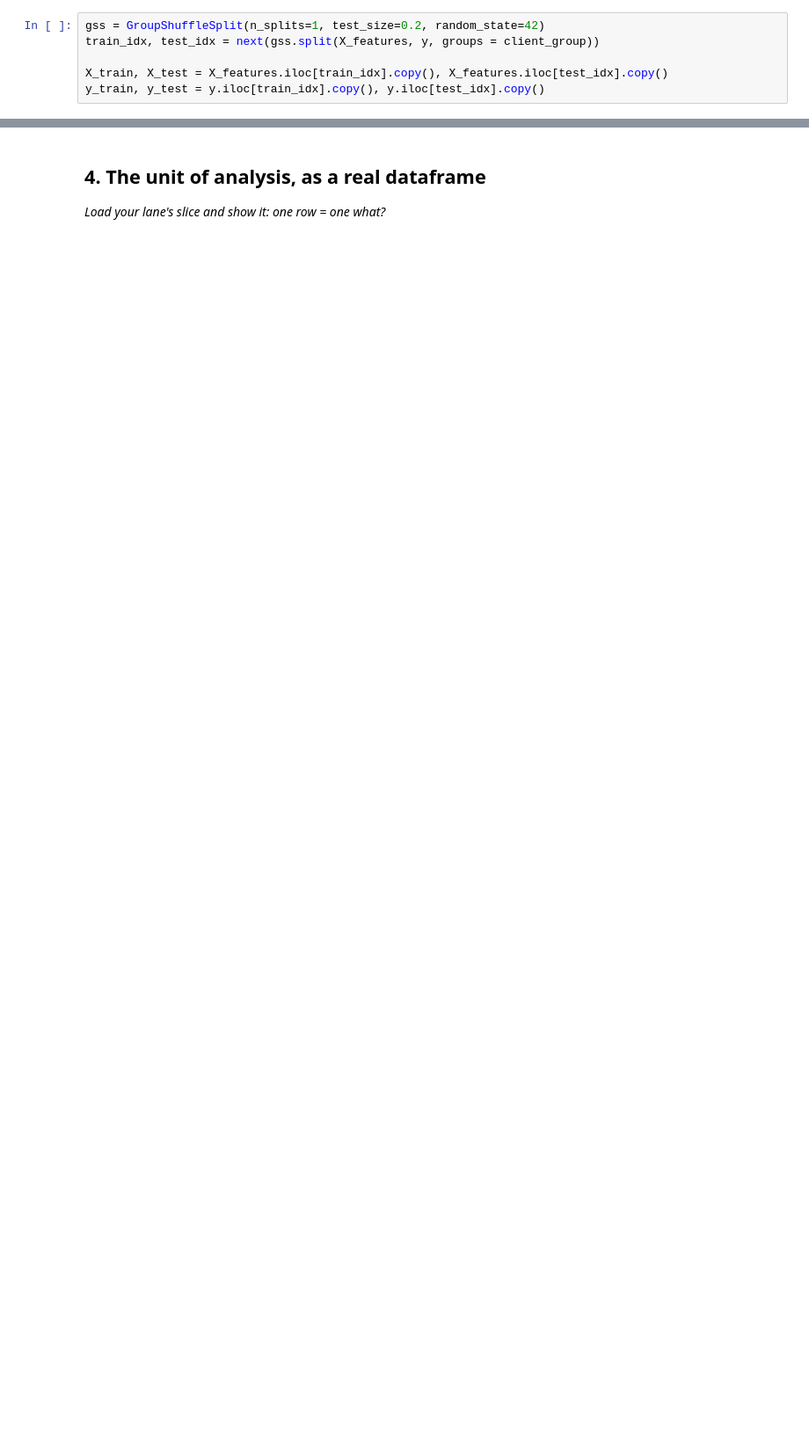
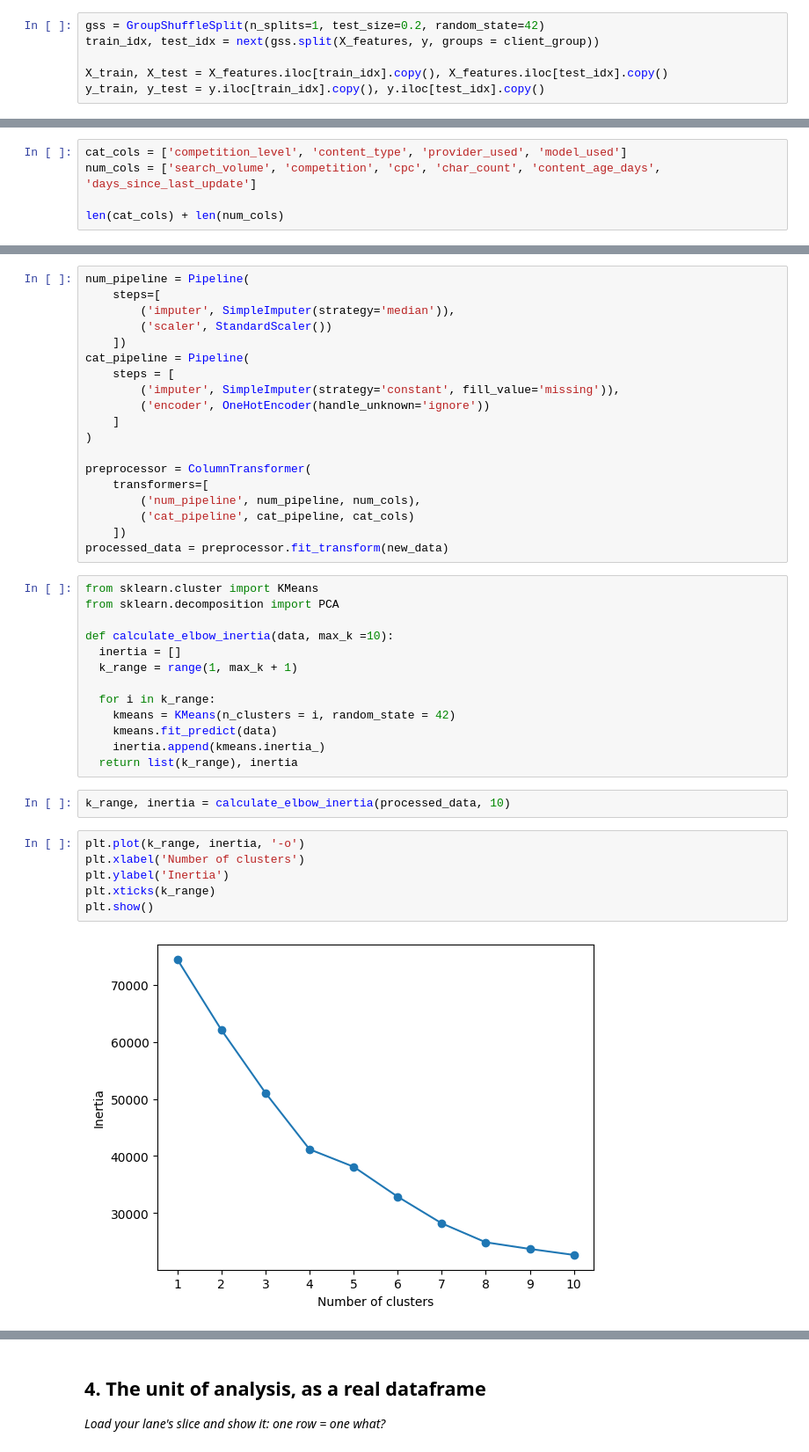
Before and after one commit to Maryam-Shile/flyrank_ml_internship, a Jupyter notebook: work/notebooks/w02_ml_task_framing.ipynb, the cells around one changed output, grey strips where cells are left out. Shown at 88% size. Cells and saved outputs as stored; diff of their text form; blank space fills up the shorter version.

```diff
--- a/work/notebooks/w02_ml_task_framing.ipynb
+++ b/work/notebooks/w02_ml_task_framing.ipynb
@@ -231,0 +359,5 @@ print(classification_report(y_test, predictions))
+# %%
+cat_cols = ['competition_level', 'content_type', 'provider_used', 'model_used']
+num_cols = ['search_volume', 'competition', 'cpc', 'char_count', 'content_age_days', 'days_since_last_update']
+
+len(cat_cols) + len(num_cols)
@@ -231,0 +469,42 @@ print(classification_report(y_test, predictions))
+# %%
+num_pipeline = Pipeline(
+    steps=[
+        ('imputer', SimpleImputer(strategy='median')),
+        ('scaler', StandardScaler())
+    ])
+cat_pipeline = Pipeline(
+    steps = [
+        ('imputer', SimpleImputer(strategy='constant', fill_value='missing')),
+        ('encoder', OneHotEncoder(handle_unknown='ignore'))
+    ]
+)
+
+preprocessor = ColumnTransformer(
+    transformers=[
+        ('num_pipeline', num_pipeline, num_cols),
+        ('cat_pipeline', cat_pipeline, cat_cols)
+    ])
+processed_data = preprocessor.fit_transform(new_data)
+# %%
+from sklearn.cluster import KMeans
+from sklearn.decomposition import PCA
+
+def calculate_elbow_inertia(data, max_k =10):
+  inertia = []
+  k_range = range(1, max_k + 1)
+
+  for i in k_range:
+    kmeans = KMeans(n_clusters = i, random_state = 42)
+    kmeans.fit_predict(data)
+    inertia.append(kmeans.inertia_)
+  return list(k_range), inertia
+# %%
+k_range, inertia = calculate_elbow_inertia(processed_data, 10)
+# %%
+plt.plot(k_range, inertia, '-o')
+plt.xlabel('Number of clusters')
+plt.ylabel('Inertia')
+plt.xticks(k_range)
+plt.show()
+# %% [output]
+[figure, added]
```
Also changed, not shown: parts of 38 cells of this notebook.
